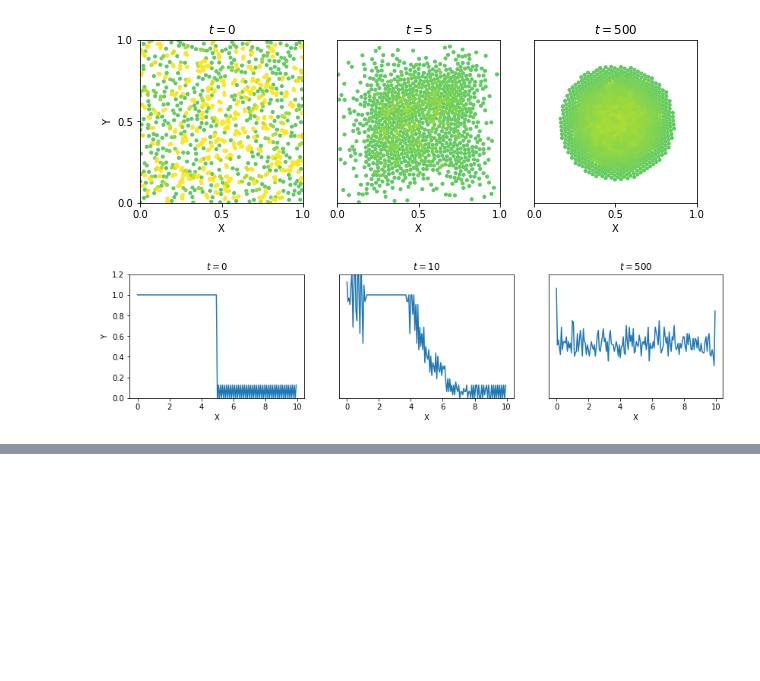
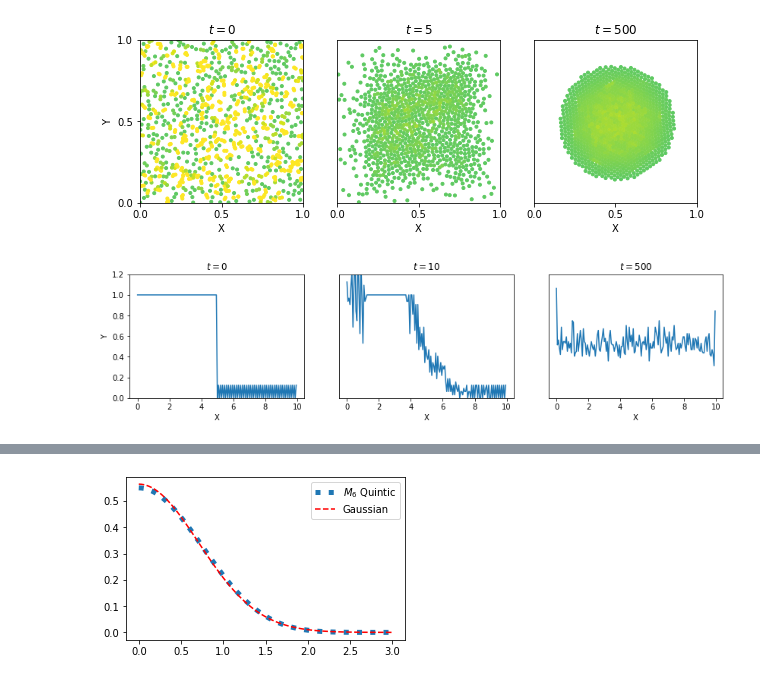
Before and after one commit to jsnguyen/cisms, a Jupyter notebook: analysis/cisms_analysis.ipynb, the cells around one changed output, grey strips where cells are left out. Cells and saved outputs as stored; diff of their text form; code cells hidden in the pictures; blank space fills up the shorter version.

```diff
--- a/analysis/cisms_analysis.ipynb
+++ b/analysis/cisms_analysis.ipynb
@@ -297,0 +363,28 @@ for i in range(len(data)):
+# %%
+def quintic_kernel(q):
+    if 0 <= q < 1:
+        return (1/120) * (np.power(3-q, 5) - 6*np.power(2-q, 5) + 15*np.power(1-q, 5))
+    elif 1 <= q < 2:
+        return (1/120) * (np.power(3-q, 5) - 6*np.power(2-q, 5))
+    elif 2 <= q < 3:
+        return (1/120) * (np.power(3-q, 5))
+    elif q >= 3:
+        return 0
+# %%
+def gaussian(x, sigma):
+    return sigma*np.exp(-(x*x)) / (np.sqrt(np.pi))
+# %%
+fig,ax = plt.subplots(figsize=(5,3))
+
+xs = np.linspace(0,3, 100)
+res = [quintic_kernel(el) for el in xs]
+ax.plot(xs, res, label='$M_6$ Quintic', linewidth=5, linestyle=':')
+
+ax.plot(xs, gaussian(xs,1), linestyle='--', color='red', label='Gaussian')
+
+plt.legend(loc='upper right')
+
+fig.savefig('kernel.pdf', bbox_inches='tight')
+plt.show()
+# %% [output]
+[figure, added]
```
Also changed, not shown: parts of 5 cells of this notebook, 1 other file.
